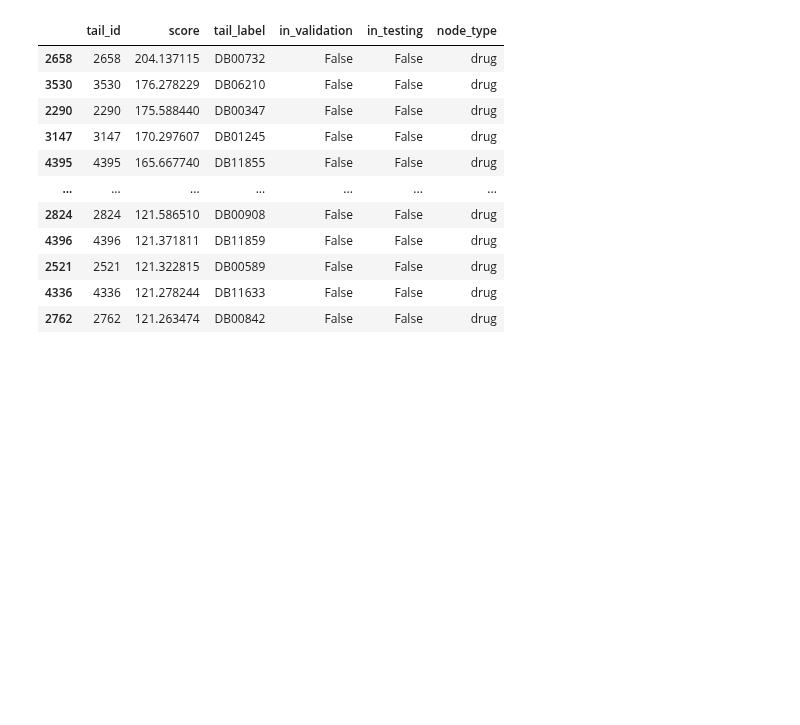
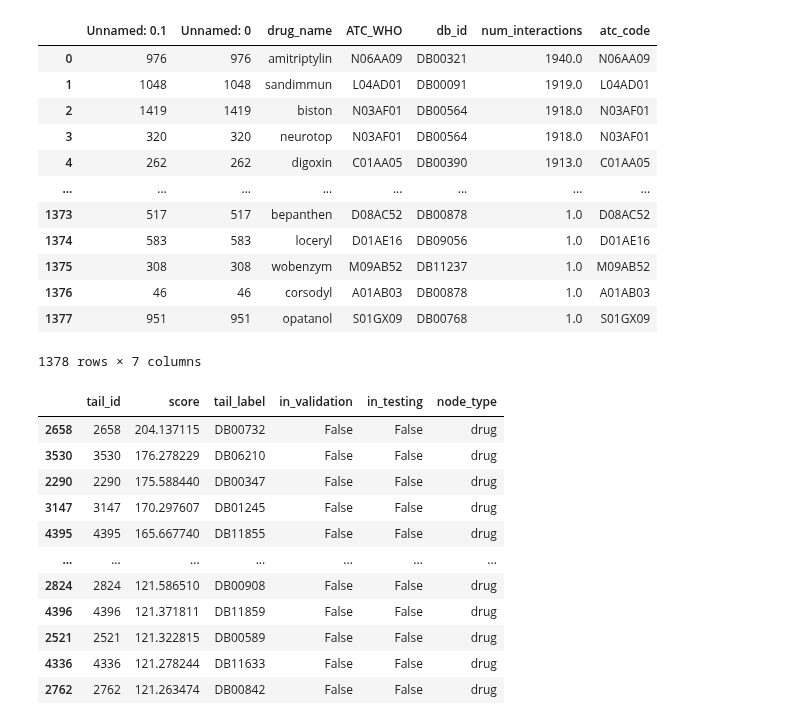
Before and after one commit to marketakrenkova/drug-interaction-prediction, a Jupyter notebook: data_processing/prediction_processing.ipynb, the cells around one changed output. Cells and saved outputs as stored; diff of their text form; code cells hidden in the pictures; blank space fills up the shorter version.

```diff
--- a/data_processing/prediction_processing.ipynb
+++ b/data_processing/prediction_processing.ipynb
@@ -35,3 +35,22 @@ print(common_drugs_ids)
+# %%
+# common_drugs = common_drugs.sort_values(by=["num_interactions"], ascending=False)
+# common_drugs.to_csv('../data/common_drugs_num_interactions.csv', sep=';')
+
+common_drugs
+# %% [output]
+|  | Unnamed: 0.1 | Unnamed: 0 | drug_name | ATC_WHO | db_id | num_interactions | atc_code |
+| 0 | 976 | 976 | amitriptylin | N06AA09 | DB00321 | 1940.0 | N06AA09 |
+| 1 | 1048 | 1048 | sandimmun | L04AD01 | DB00091 | 1919.0 | L04AD01 |
+| 2 | 1419 | 1419 | biston | N03AF01 | DB00564 | 1918.0 | N03AF01 |
+| 3 | 320 | 320 | neurotop | N03AF01 | DB00564 | 1918.0 | N03AF01 |
+| 4 | 262 | 262 | digoxin | C01AA05 | DB00390 | 1913.0 | C01AA05 |
+| ... | ... | ... | ... | ... | ... | ... | ... |
+| 1373 | 517 | 517 | bepanthen | D08AC52 | DB00878 | 1.0 | D08AC52 |
+| 1374 | 583 | 583 | loceryl | D01AE16 | DB09056 | 1.0 | D01AE16 |
+| 1375 | 308 | 308 | wobenzym | M09AB52 | DB11237 | 1.0 | M09AB52 |
+| 1376 | 46 | 46 | corsodyl | A01AB03 | DB00878 | 1.0 | A01AB03 |
+| 1377 | 951 | 951 | opatanol | S01GX09 | DB00768 | 1.0 | S01GX09 |
+1378 rows × 7 columns
 # %%
 drug_id = common_drugs_ids[0]
 prediction_file = prediction_dir + specification + '/complex_' + drug_id + '_negative_' + specification + '.csv'
```
Also changed, not shown: parts of 1 cell of this notebook, 3 other files.
